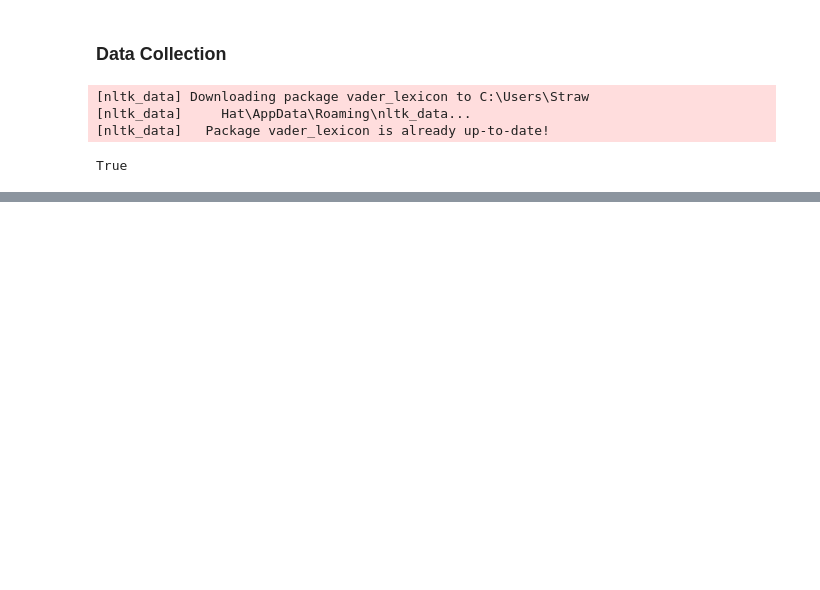
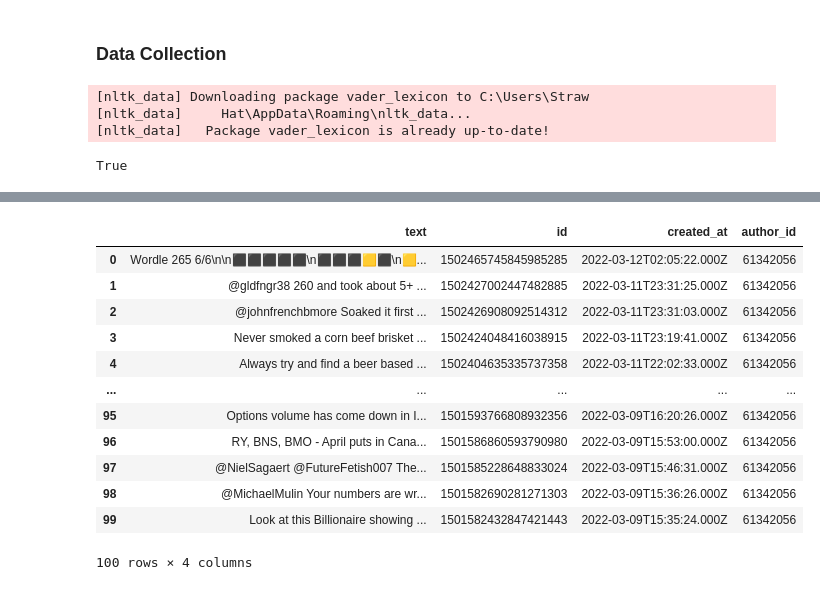
Before and after one commit to StrawhatRA/NLP-Tweet-Investor, a Jupyter notebook: twitter_api/final_twitter_tweet_lookup.ipynb, the cells around one changed output, grey strips where cells are left out. Saved outputs shown, nothing was run; the diff lists cells and outputs as text; code cells hidden in the pictures; blank space fills up the shorter version.

```diff
--- a/twitter_api/final_twitter_tweet_lookup.ipynb
+++ b/twitter_api/final_twitter_tweet_lookup.ipynb
@@ -199,0 +417,25 @@ df = pd.json_normalize(tweets_data)
+# %%
+# Save data as dictionary
+tweets_dict4 = tweets4.json()
+
+# Extract "data" value from dictionary
+tweets_data4 = tweets_dict4['data']
+
+# Transform to pandas Dataframe
+df4 = pd.json_normalize(tweets_data4)
+
+df4
+# %% [output]
+|  | text | id | created_at | author_id |
+| 0 | Wordle 265 6/6\n\n⬛⬛⬛⬛⬛\n⬛⬛⬛🟨⬛\n🟨... | 1502465745845985285 | 2022-03-12T02:05:22.000Z | 61342056 |
+| 1 | @gldfngr38 260 and took about 5+ ... | 1502427002447482885 | 2022-03-11T23:31:25.000Z | 61342056 |
+| 2 | @johnfrenchbmore Soaked it first ... | 1502426908092514312 | 2022-03-11T23:31:03.000Z | 61342056 |
+| 3 | Never smoked a corn beef brisket ... | 1502424048416038915 | 2022-03-11T23:19:41.000Z | 61342056 |
+| 4 | Always try and find a beer based ... | 1502404635335737358 | 2022-03-11T22:02:33.000Z | 61342056 |
+| ... | ... | ... | ... | ... |
+| 95 | Options volume has come down in I... | 1501593766808932356 | 2022-03-09T16:20:26.000Z | 61342056 |
+| 96 | RY, BNS, BMO - April puts in Cana... | 1501586860593790980 | 2022-03-09T15:53:00.000Z | 61342056 |
+| 97 | @NielSagaert @FutureFetish007 The... | 1501585228648833024 | 2022-03-09T15:46:31.000Z | 61342056 |
+| 98 | @MichaelMulin Your numbers are wr... | 1501582690281271303 | 2022-03-09T15:36:26.000Z | 61342056 |
+| 99 | Look at this Billionaire showing ... | 1501582432847421443 | 2022-03-09T15:35:24.000Z | 61342056 |
+100 rows × 4 columns
```
Also changed, not shown: parts of 38 cells of this notebook, 4 other files.
